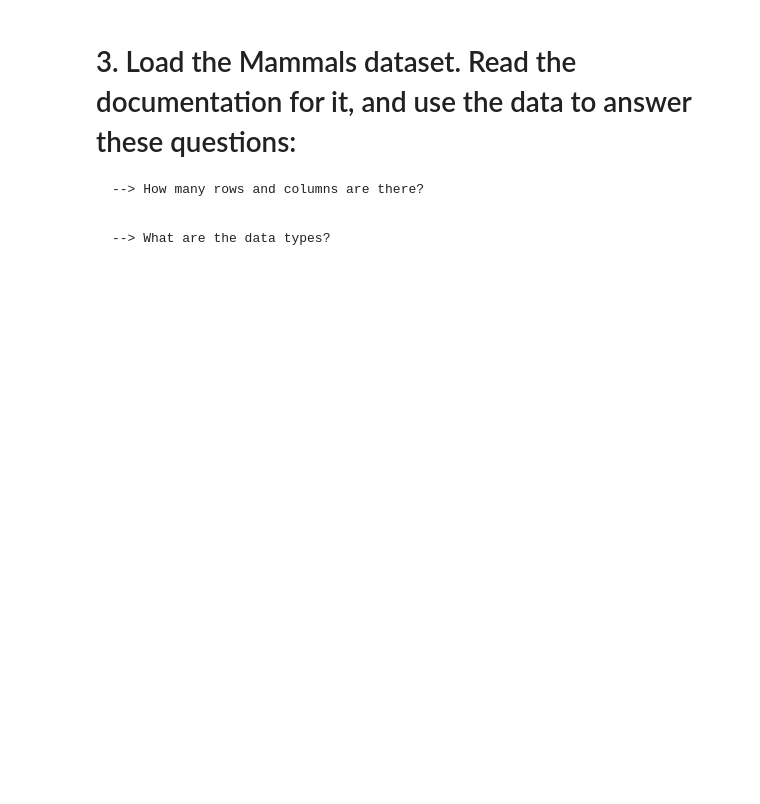
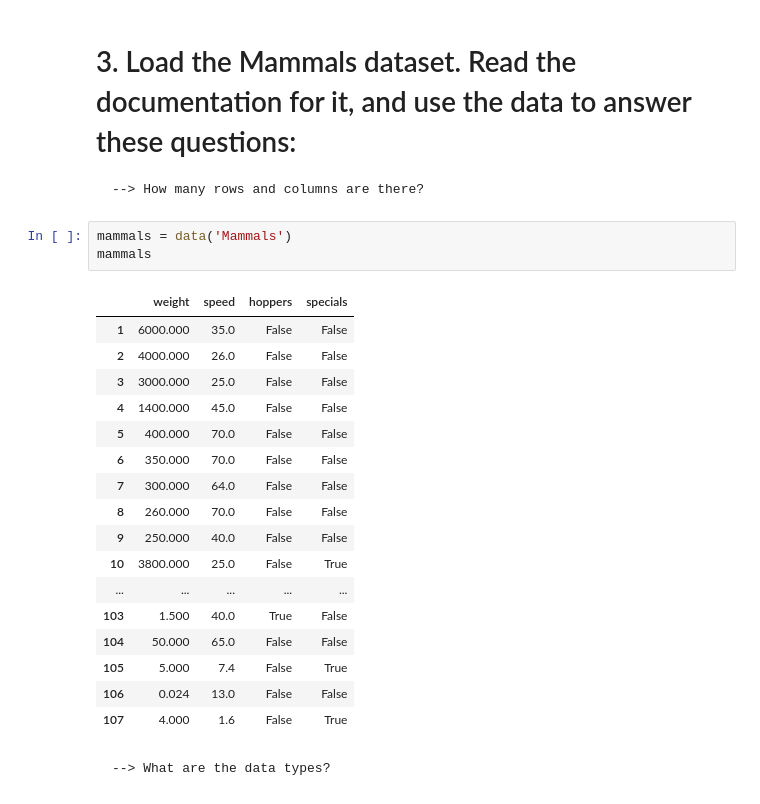
Before and after one commit to stephenkipkurui/numpy-pandas-visualization-exercises, a Jupyter notebook: dataframes.ipynb, the cells around one changed output. Drawn from its saved outputs; the diff is of its cells as text; blank space fills up the shorter version.

Commit message:
DataFrames Exercises

```diff
--- a/dataframes.ipynb
+++ b/dataframes.ipynb
@@ -457,5 +457,26 @@ dodge_car_worst_average
 # 3. Load the Mammals dataset. Read the documentation for it, and use the data to answer these questions:
 
     --> How many rows and columns are there?
+# %%
+mammals = data('Mammals')
+mammals
+# %% [output]
+|  | weight | speed | hoppers | specials |
+| 1 | 6000.000 | 35.0 | False | False |
+| 2 | 4000.000 | 26.0 | False | False |
+| 3 | 3000.000 | 25.0 | False | False |
+| 4 | 1400.000 | 45.0 | False | False |
+| 5 | 400.000 | 70.0 | False | False |
+| 6 | 350.000 | 70.0 | False | False |
+| 7 | 300.000 | 64.0 | False | False |
+| 8 | 260.000 | 70.0 | False | False |
+| 9 | 250.000 | 40.0 | False | False |
+| 10 | 3800.000 | 25.0 | False | True |
+| ... | ... | ... | ... | ... |
+| 103 | 1.500 | 40.0 | True | False |
+| 104 | 50.000 | 65.0 | False | False |
+| 105 | 5.000 | 7.4 | False | True |
+| 106 | 0.024 | 13.0 | False | False |
+| 107 | 4.000 | 1.6 | False | True |
 # %% [markdown]
     --> What are the data types?
```
Also changed, not shown: parts of 18 cells of this notebook.
